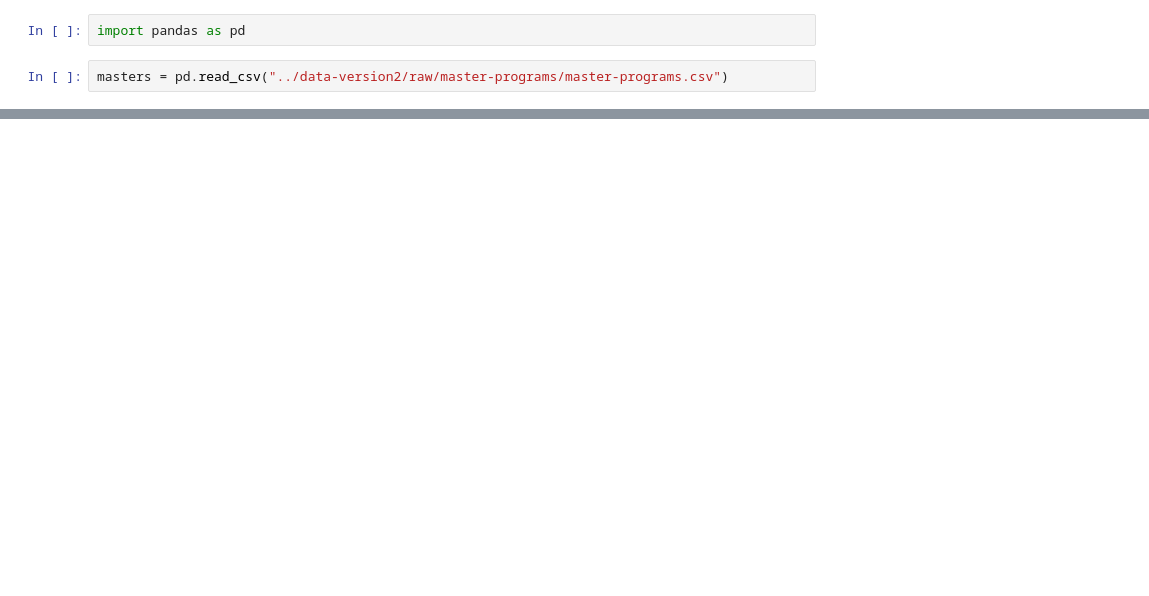
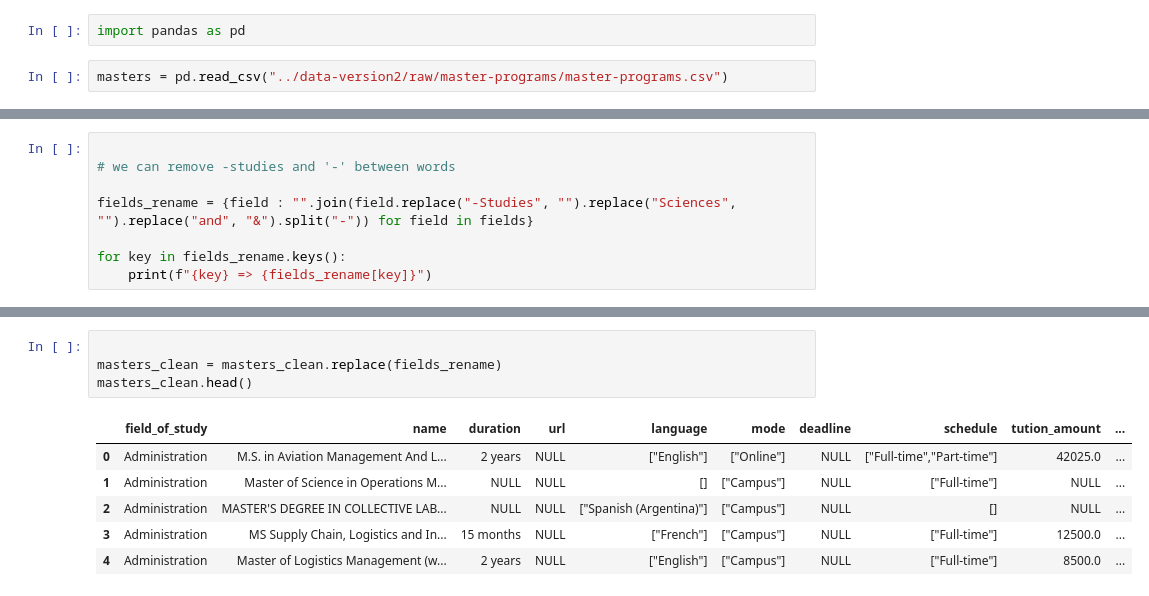
Before and after one commit to PicoloGroup/DB-FindMyMasters, a Jupyter notebook: data-version2/MasterProgramsDataCleaning.ipynb, the cells around one changed output, grey strips where cells are left out. Saved outputs shown, nothing was run; the diff lists cells and outputs as text; blank space fills up the shorter version.

```diff
--- a/data-version2/MasterProgramsDataCleaning.ipynb
+++ b/data-version2/MasterProgramsDataCleaning.ipynb
@@ -425,0 +104,8 @@ universities.head()
+# %%
+
+# we can remove -studies and '-' between words
+
+fields_rename = {field : "".join(field.replace("-Studies", "").replace("Sciences", "").replace("and", "&").split("-")) for field in fields}
+
+for key in fields_rename.keys():
+    print(f"{key} => {fields_rename[key]}")
@@ -425,0 +130,11 @@ universities.head()
+# %%
+
+masters_clean = masters_clean.replace(fields_rename)
+masters_clean.head()
+# %% [output]
+|  | field_of_study | name | duration | url | language | mode | deadline | schedule | tution_amount | ... |
+| 0 | Administration | M.S. in Aviation Management And L... | 2 years | NULL | ["English"] | ["Online"] | NULL | ["Full-time","Part-time"] | 42025.0 | ... |
+| 1 | Administration | Master of Science in Operations M... | NULL | NULL | [] | ["Campus"] | NULL | ["Full-time"] | NULL | ... |
+| 2 | Administration | MASTER'S DEGREE IN COLLECTIVE LAB... | NULL | NULL | ["Spanish (Argentina)"] | ["Campus"] | NULL | [] | NULL | ... |
+| 3 | Administration | MS Supply Chain, Logistics and In... | 15 months | NULL | ["French"] | ["Campus"] | NULL | ["Full-time"] | 12500.0 | ... |
+| 4 | Administration | Master of Logistics Management (w... | 2 years | NULL | ["English"] | ["Campus"] | NULL | ["Full-time"] | 8500.0 | ... |
```
Also changed, not shown: parts of 50 cells of this notebook, 3 other files.
